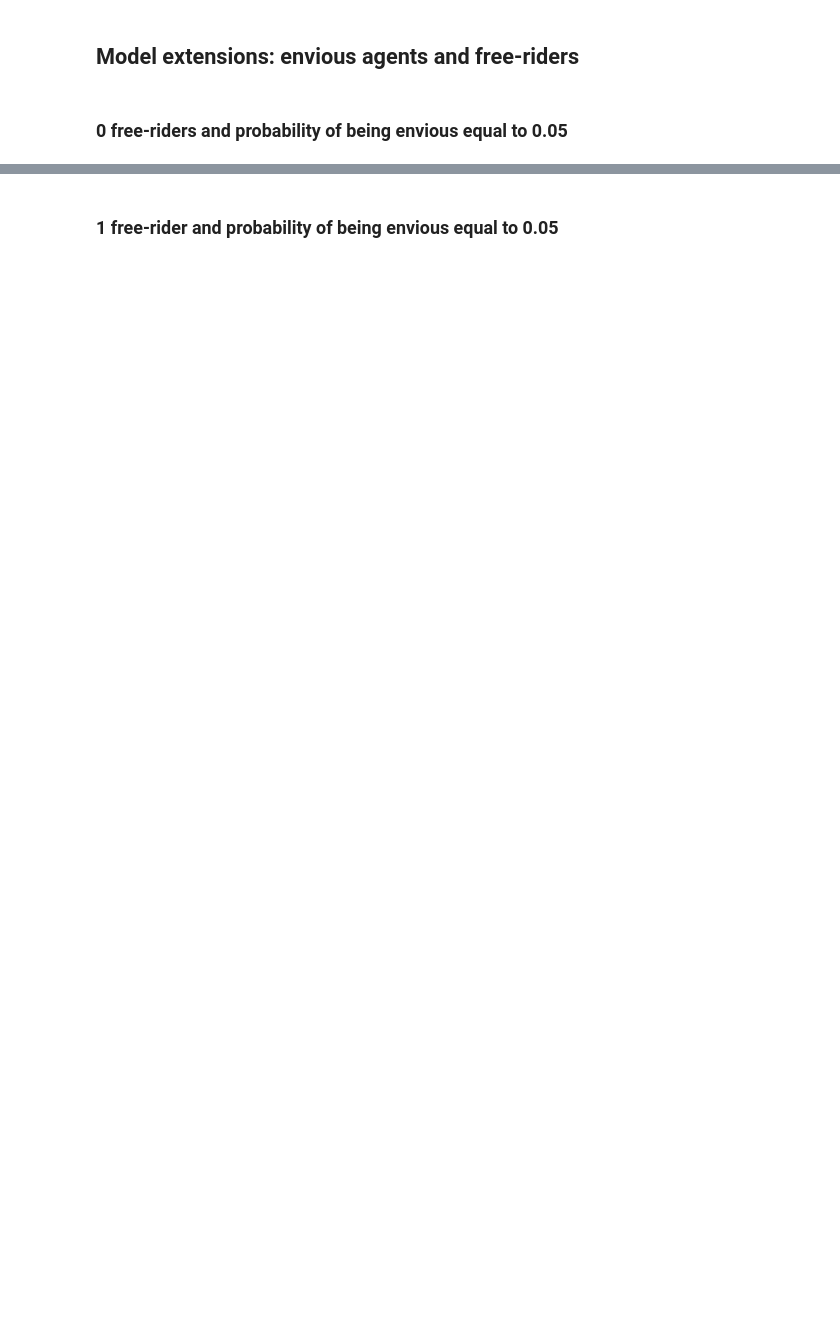
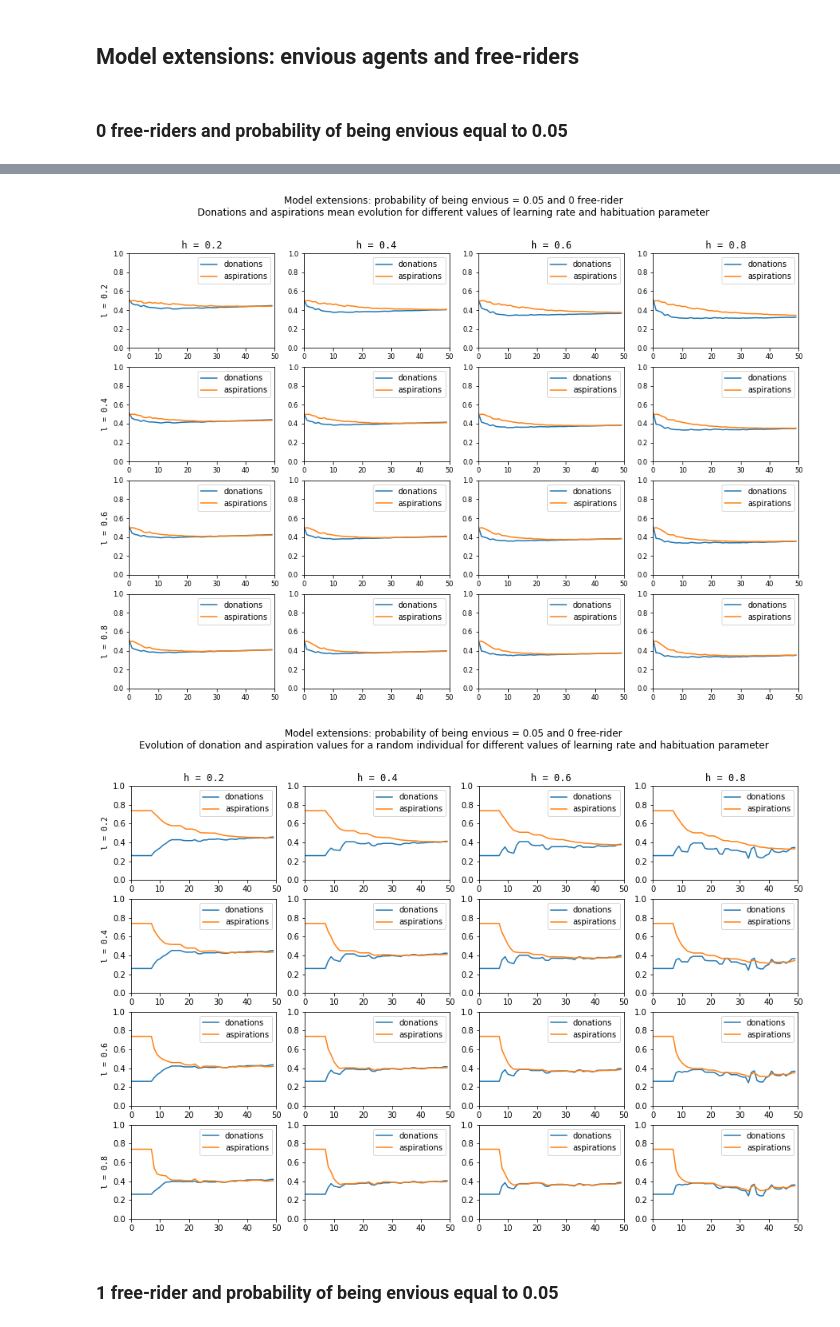
Before and after one commit to ealmenzar/Altruistic-ReinforcementLearning, a Jupyter notebook: altruism.ipynb, the cells around one changed output, grey strips where cells are left out. Drawn from its saved outputs; the diff is of its cells as text; code cells hidden in the pictures; blank space fills up the shorter version.

Commit message:
Create plot_functions.py and improve notebook

```diff
--- a/altruism.ipynb
+++ b/altruism.ipynb
@@ -648,2 +181,39 @@ plt.show()
+# %%
+random.seed(0)
+np.random.seed(0)
+epsilon = 0.01  # 'trembling hand' parameter
+l = [0.2, 0.4, 0.6, 0.8]
+h = [0.2, 0.4, 0.6, 0.8]
+N = 500  # number of pairs
+M = 50   # number of iterations
+randomp =  random.randint(0, N)
+envious_prob = 0.05  # probability of being envious
+fr = 0  # number of free-riders
+
+sp = 1
+spi = 1
+
+for learn in l:
+	for habit in h:
+		random.seed(0)
+		np.random.seed(0)
+
+        # Create an environment with N pairs of individuals
+		pairs = create_pairs(N, randomp)
+
+        # Model extensions
+		pairs, extension_donations, extension_aspirations = extension(learn, habit, M, N, pairs, epsilon, envious_prob, fr)
+
+        # Plot donation and aspiration mean evolution
+		means_evolution(4, l, h, learn, habit, sp, M, extension_donations, extension_aspirations, 'extension', epsilon, envious_prob, fr)
+		sp += 1
+
+		# Donation and aspiration evolution for a random individual
+		individual_evolution(pairs, 5, l, h, learn, habit, spi, M, 'extension', epsilon, envious_prob, fr)
+		spi += 1
+plt.show()
+# %% [output]
+[figure, added]
+[figure, added]
 # %% [markdown]
 ### 1 free-rider and probability of being envious equal to 0.05
```
Also changed, not shown: parts of 17 cells of this notebook, 2 other files.
